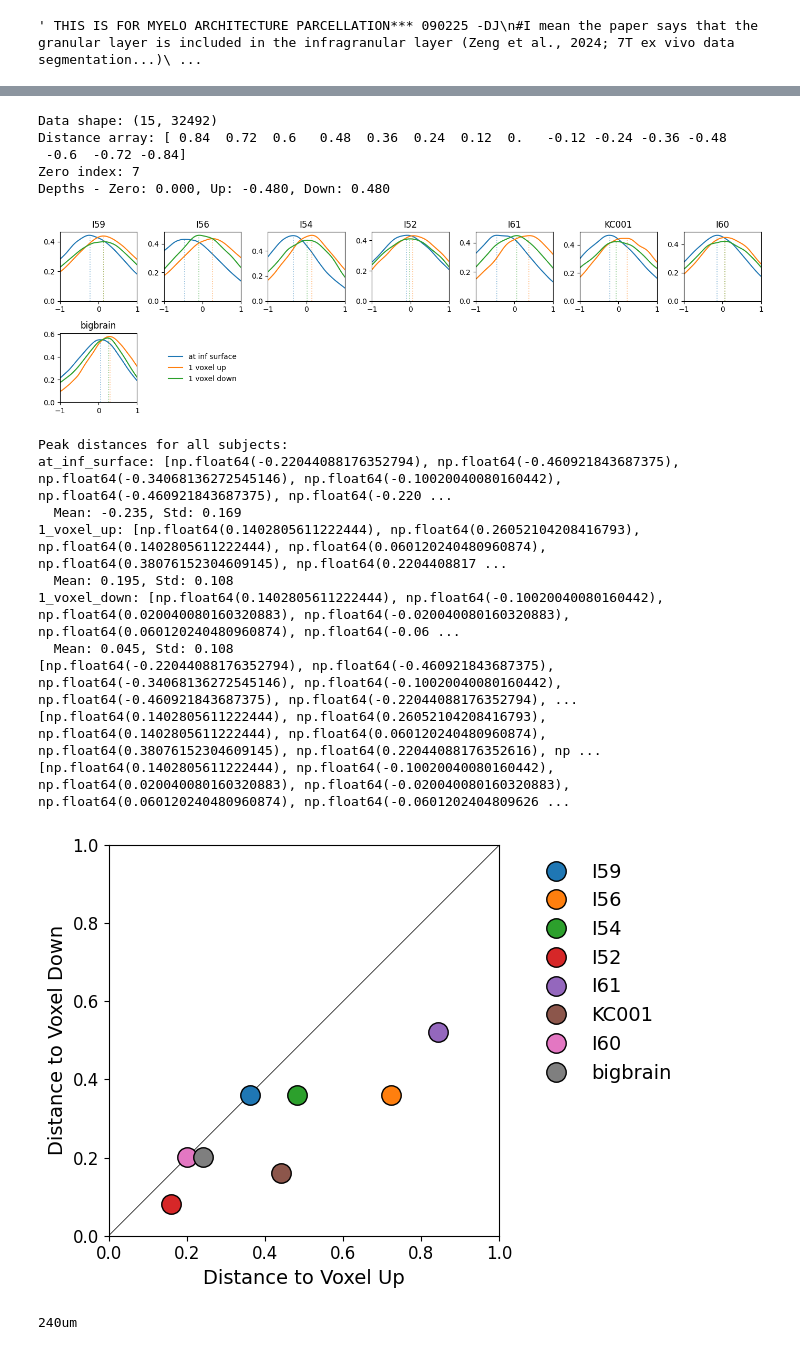
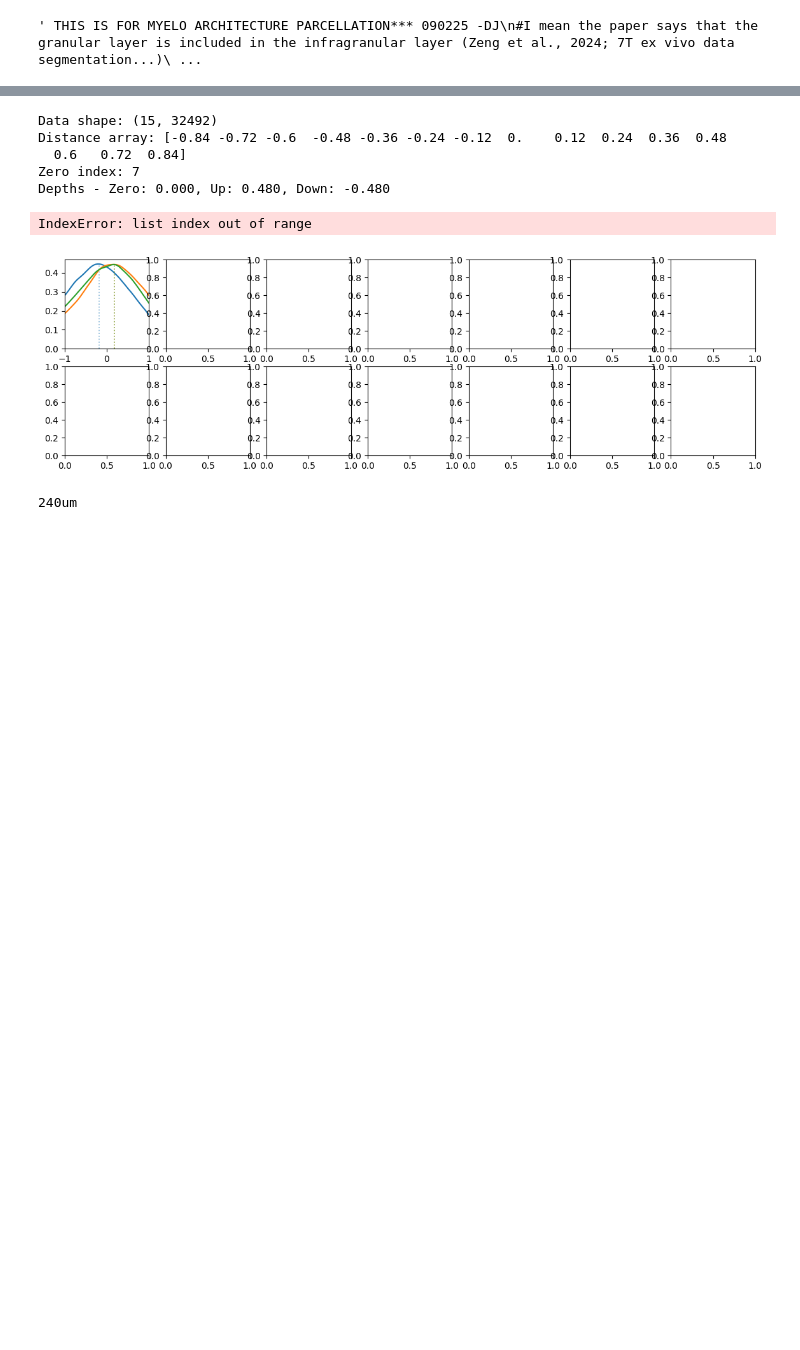
Before and after one commit to dyjung130/cortical_layer, a Jupyter notebook: jupyter-notebook/081925_qc_native/analyze_post4slurm_data.ipynb, the cells around one changed output, grey strips where cells are left out. Cells and saved outputs as stored; diff of their text form; code cells hidden in the pictures; blank space fills up the shorter version.

```diff
--- a/jupyter-notebook/081925_qc_native/analyze_post4slurm_data.ipynb
+++ b/jupyter-notebook/081925_qc_native/analyze_post4slurm_data.ipynb
@@ -12,10 +12,12 @@ import matplotlib.pyplot as plt
 from matplotlib.colors import Normalize
 from scipy.stats import gaussian_kde
 
-base_path = "/Users/dennis.jungchildmind.org/Desktop/exvivo"
+#BASE_PATH = "/Users/dennis.jungchildmind.org/Desktop/exvivo"
+BASE_PATH = "/Users/dennis.jungchildmind.org/Desktop/To-be-uploaded-to-CMI-server/data/thickness_data/exvivo2"
 LAYER_TYPE = 'inf'
 RESOLUTION = '120um'  # 120um or 240um
-data_base_path = f"/Users/dennis.jungchildmind.org/Desktop/exvivo_postslurm/output_{RESOLUTION}_max_960um_dist_method0"
+#DATA_BASE_PATH = f"/Users/dennis.jungchildmind.org/Desktop/exvivo_postslurm/output_{RESOLUTION}_max_960um_dist_method0"
+DATA_BASE_PATH = f"/Users/dennis.jungchildmind.org/Desktop/To-be-uploaded-to-CMI-server/QC/postslurm_output/exvivo2/output_wb_{RESOLUTION}"
 # %%
 ''' THIS IS FOR MYELO ARCHITECTURE PARCELLATION*** 090225 -DJ
 #I mean the paper says that the granular layer is included in the infragranular layer (Zeng et al., 2024; 7T ex vivo data segmentation...)
@@ -26,7 +28,7 @@ import os
 import nibabel as nib
 
 #fsaverage  ico6 *
-base_path = "/Users/dennis.jungchildmind.org/Desktop/exvivo"
+BASE_PATH = "/Users/dennis.jungchildmind.org/Desktop/exvivo"
 #subject_name = "I45_new_confidence"
 niu_folder = "niu_parcellation_output"
 hemisphere = "lh"
@@ -42,11 +44,11 @@ elif parcel_type.lower() == "baillarger":
     file_name = f"{subject_name}_{hemisphere}_baillarger_parcellation.label.gii"
     title_name = "Baillarger parcellation"
 #surface file to plot this
-surface_file = surface_file = f"{base_path}/{subject_name}/{hemisphere}.{layer}.32k_fs_LR.surf.gii"
+surface_file = surface_file = f"{BASE_PATH}/{subject_name}/{hemisphere}.{layer}.32k_fs_LR.surf.gii"
 #read the file
 
 # Read the annotation file
-niu_file = nib.load(os.path.join(base_path, subject_name, niu_folder, file_name))
+niu_file = nib.load(os.path.join(BASE_PATH, subject_name, niu_folder, file_name))
 label_data = niu_file.darrays[0].data
 label_color = niu_file.labeltable
 # Extract just the color values from the labels
@@ -98,18 +100,19 @@ data_type = "diff"
 do_zscore = True
 
 # Extract postfix from data base path
-postfix = data_base_path.split('_')[-1]  # This grabs 120um
+postfix = DATA_BASE_PATH.split('_')[-1]  # This grabs 120um
 
 # Process ex-vivo subjects
-for subjects in os.listdir(base_path):
+for subjects in os.listdir(BASE_PATH):
     if subjects:
         for hemispheres in ['lh', 'rh']:
             intensity_file_path = os.path.join(
-                data_base_path,
+                DATA_BASE_PATH,
                 subjects,
-                f"{hemispheres}/{LAYER_TYPE}_{RESOLUTION}_method0_manual_raw_intensity.npz"
+                #f"{hemispheres}/{LAYER_TYPE}_{RESOLUTION}_method0_manual_raw_intensity.npz"
+                f"{hemispheres}/{LAYER_TYPE}_{RESOLUTION}_method0_wb_raw_intensity.npz"
             )
-
+            print(intensity_file_path)
             if os.path.exists(intensity_file_path):
                 # Load intensity data
                 data = np.load(intensity_file_path, allow_pickle=True)
@@ -329,7 +327,7 @@ print(f"Depths - Zero: {dist_array_avg[zero_index]:.3f}, Up: {dist_array_avg[one
 
 # Plot KDE distributions for each subject
 
-hemi = 'rh'
+hemi = 'lh'
 subject_data = lh_intensity_data_uncut if hemi == 'lh' else rh_intensity_data_uncut
 subject_names = lh_subject_names if hemi == 'lh' else rh_subject_names
 n_subjects = len(subject_data)
@@ -410,48 +408,38 @@ voxel_down = np.array(peak_distances_all_subjects['1_voxel_down'])
 
 # Create a colormap with more distinguished colors for each subject
 # Using a combination of different colormaps to ensure maximum distinction
 n_subjects = len(subject_names)
 if n_subjects <= 10:
     colors = plt.cm.tab10(np.arange(n_subjects))
 else:
     # For more than 10 subjects, combine multiple colormaps
     colors1 = plt.cm.tab10(np.arange(10))
     colors2 = plt.cm.Set3(np.arange(n_subjects - 10))
     colors = np.vstack([colors1, colors2])
 
 for i, subject_name in enumerate(subject_names):
     plt.plot(abs(voxel_up[i]-at_inf_surface[i]), abs(voxel_down[i]-at_inf_surface[i]), 'o',
              color=colors[i], label=subject_name, markersize=14, markeredgecolor='black')
 plt.legend(subject_names, bbox_to_anchor=(1.05, 1), loc='upper left', frameon=False, fontsize=14)
 #make the axis equal
 plt.gca().set_aspect('equal', adjustable='box')
 plt.xlabel('Distance to Voxel Up', fontsize=14)
 plt.ylabel('Distance to Voxel Down', fontsize=14)
 plt.tick_params(axis='both', which='major', labelsize=12)
 #plot x=y line
 plt.plot([0, 1], [0, 1], 'k-', linewidth=0.5, zorder=0)
 plt.xlim(0,1)
 plt.ylim(0,1)
 plt.tight_layout()
 plt.show()
 # %% [output]
 Data shape: (15, 32492)
-Distance array: [ 0.84  0.72  0.6   0.48  0.36  0.24  0.12  0.   -0.12 -0.24 -0.36 -0.48
- -0.6  -0.72 -0.84]
+Distance array: [-0.84 -0.72 -0.6  -0.48 -0.36 -0.24 -0.12  0.    0.12  0.24  0.36  0.48
+  0.6   0.72  0.84]
 Zero index: 7
-Depths - Zero: 0.000, Up: -0.480, Down: 0.480
+Depths - Zero: 0.000, Up: 0.480, Down: -0.480
+IndexError: list index out of range
-[figure, old version]
+[figure, new version]
-Peak distances for all subjects:
-at_inf_surface: [np.float64(-0.22044088176352794), np.float64(-0.460921843687375), np.float64(-0.34068136272545146), np.float64(-0.10020040080160442), np.float64(-0.460921843687375), np.float64(-0.220 ...
-  Mean: -0.235, Std: 0.169
-1_voxel_up: [np.float64(0.1402805611222444), np.float64(0.26052104208416793), np.float64(0.1402805611222444), np.float64(0.060120240480960874), np.float64(0.38076152304609145), np.float64(0.2204408817 ...
-  Mean: 0.195, Std: 0.108
-1_voxel_down: [np.float64(0.1402805611222444), np.float64(-0.10020040080160442), np.float64(0.020040080160320883), np.float64(-0.020040080160320883), np.float64(0.060120240480960874), np.float64(-0.06 ...
-  Mean: 0.045, Std: 0.108
-[np.float64(-0.22044088176352794), np.float64(-0.460921843687375), np.float64(-0.34068136272545146), np.float64(-0.10020040080160442), np.float64(-0.460921843687375), np.float64(-0.22044088176352794), ...
-[np.float64(0.1402805611222444), np.float64(0.26052104208416793), np.float64(0.1402805611222444), np.float64(0.060120240480960874), np.float64(0.38076152304609145), np.float64(0.22044088176352616), np ...
-[np.float64(0.1402805611222444), np.float64(-0.10020040080160442), np.float64(0.020040080160320883), np.float64(-0.020040080160320883), np.float64(0.060120240480960874), np.float64(-0.0601202404809626 ...
-[figure, removed]
 # %%
 from scipy.stats import zscore
 
```
Also changed, not shown: parts of 7 cells of this notebook, 3 other files.
